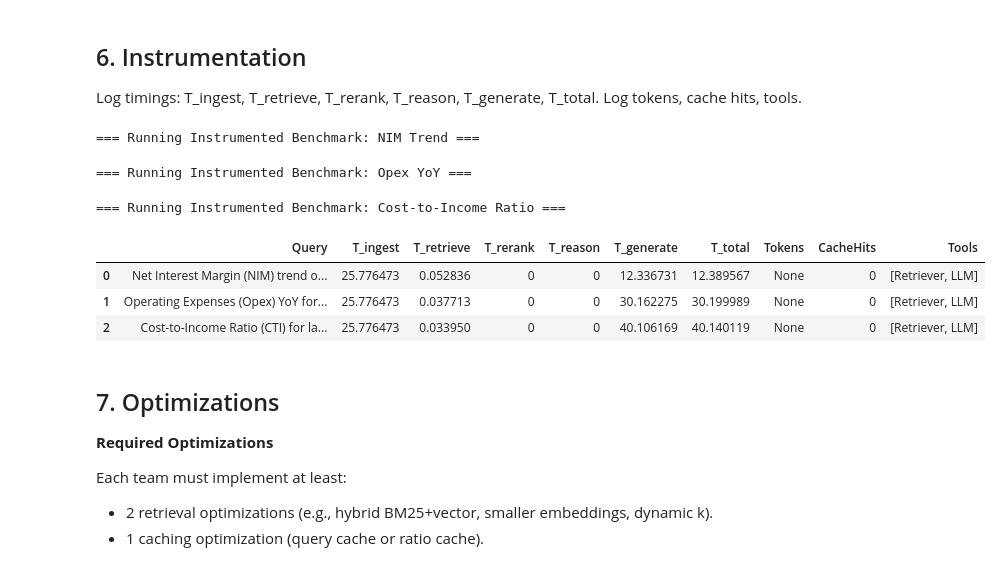
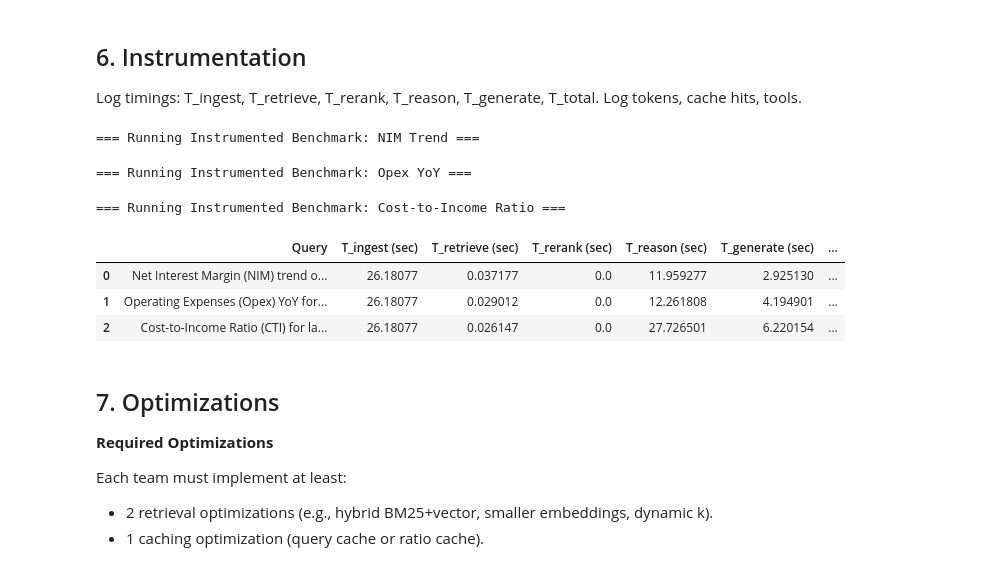
Before and after one commit to MuhammedIrshath49/ICT3113_G10, a Jupyter notebook: Agent_CFO_Project_Template.ipynb, the cells around one changed output. Drawn from its saved outputs; the diff is of its cells as text; code cells hidden in the pictures.

Commit message:
update add metrics timing

```diff
--- a/Agent_CFO_Project_Template.ipynb
+++ b/Agent_CFO_Project_Template.ipynb
@@ -302,27 +302,25 @@ class CFORAGPipeline:
     # retrieve relevant documents using hybrid search
     def hybrid_retrieve(self, query: str, top_k: int = 5) -> List[Dict[str, Any]]:
         start_time = time.time()
-
         if not self.documents or self.index is None:
             return []
 
         try:
-            # Vector search
+            # --- Vector search ---
             query_embedding = self.model.encode([query], convert_to_numpy=True)
             vector_k = min(top_k * 2, len(self.documents))
             distances, indices = self.index.search(query_embedding.astype('float32'), vector_k)
 
-            # BM25 keyword search
+            # --- BM25 keyword search ---
             bm25_scores = self.bm25.get_scores(query.lower().split())
 
-            # merge and rerank
+            # --- Rerank step ---
+            start_rerank = time.time()
             combined_results = []
             for i, idx in enumerate(indices[0]):
                 if idx < len(self.documents):
-                    # normalise scores and combine
-                    vector_score = 1 / (1 + distances[0][i])  # convert distance to similarity
+                    vector_score = 1 / (1 + distances[0][i])
                     bm25_score = bm25_scores[idx] if idx < len(bm25_scores) else 0
-
                     combined_score = vector_score + bm25_score
 
                     result = {
@@ -335,16 +333,22 @@ class CFORAGPipeline:
                     }
                     combined_results.append(result)
 
-            # sort by combined score and take top k
+            # sort and keep top_k
             combined_results.sort(key=lambda x: x['combined_score'], reverse=True)
             final_results = combined_results[:top_k]
 
+            # save rerank timing
+            self.metrics['T_rerank'] = time.time() - start_rerank
+
+            # save retrieve timing
             self.metrics['T_retrieve'] = time.time() - start_time
+
             return final_results
 
         except Exception as e:
             logger.error(f"Error during retrieval: {e}")
             return []
+
 
     def _save_data(self):
         # Save FAISS index
@@ -609,23 +610,20 @@ import time
 # Create logs DataFrame
 logs = pd.DataFrame(columns=[
     'Query',
-    'T_ingest', 'T_retrieve', 'T_rerank', 'T_reason',
-    'T_generate', 'T_total',
+    'T_ingest (sec)', 'T_retrieve (sec)', 'T_rerank (sec)', 'T_reason (sec)',
+    'T_generate (sec)', 'T_total (sec)',
     'Tokens', 'CacheHits', 'Tools'
 ])
 
 def instrumented_pipeline(query: str, top_k: int = 5):
-    """
-    Runs pipeline with instrumentation (timing + usage logging).
-    """
     global logs
     timings = {}
     start_total = time.time()
 
     # --- Retrieval ---
-    start_retrieve = time.time()
     retrieved_docs = cfo_rag.hybrid_retrieve(query, top_k=top_k)
-    timings['T_retrieve'] = time.time() - start_retrieve
+    timings['T_retrieve'] = cfo_rag.metrics.get('T_retrieve', 0)
+    timings['T_rerank'] = cfo_rag.metrics.get('T_rerank', 0)
 
     if not retrieved_docs:
         return {"error": "No documents retrieved."}
@@ -633,72 +631,86 @@ def instrumented_pipeline(query: str, top_k: int = 5):
     # --- Build context ---
     context = "\n\n".join([f"{doc['citation']}: {doc['text']}" for doc in retrieved_docs])
 
-    # --- Generation ---
-    start_generate = time.time()
-    prompt = f"""
-    You are a financial analyst assistant.
-    Answer the query based only on the provided reports.
-    Always include citations (filename + page).
+    # --- Reasoning step (simulate "thinking") ---
+    start_reason = time.time()
+    reasoning_prompt = f"""
+    Summarize the key financial figures and trends in a structured way.
+    Do not generate the final answer yet.
 
     Query: {query}
-
     Reports:
     {context}
     """
-    response = llm_model.generate_content(prompt)
+    reasoning_output = llm_model.generate_content(reasoning_prompt)
+    timings['T_reason'] = time.time() - start_reason
+
+    # --- Generation step ---
+    start_generate = time.time()
+    final_prompt = f"""
+    You are a financial analyst assistant.
+    Based on the reasoning and reports, provide the final answer with citations.
+
+    Reasoning:
+    {reasoning_output.text}
+
+    Query: {query}
+    """
+    response = llm_model.generate_content(final_prompt)
     timings['T_generate'] = time.time() - start_generate
 
-    # --- Total time ---
+    # --- Total ---
     timings['T_total'] = time.time() - start_total
 
-    # --- Collect metrics ---
+    # --- Log row ---
     new_row = {
         'Query': query,
-        'T_ingest': cfo_rag.metrics.get('T_ingest', 0),
-        'T_retrieve': timings['T_retrieve'],
-        'T_rerank': cfo_rag.metrics.get('T_rerank', 0),
-        'T_reason': 0,   # placeholder
-        'T_generate': timings['T_generate'],
-        'T_total': timings['T_total'],
-        'Tokens': None,      # Gemini doesn’t return token counts yet
-        'CacheHits': 0,      # extend later if caching is added
-        'Tools': ['Retriever', 'LLM']
+        'T_ingest (sec)': cfo_rag.metrics.get('T_ingest', 0),
+        'T_retrieve (sec)': timings['T_retrieve'],
+        'T_rerank (sec)': timings['T_rerank'],
+        'T_reason (sec)': timings['T_reason'],
+        'T_generate (sec)': timings['T_generate'],
+        'T_total (sec)': timings['T_total'],
+        'Tokens': None,
+        'CacheHits': 0,
+        'Tools': ['Retriever', 'Reranker', 'LLM']
     }
     logs = pd.concat([logs, pd.DataFrame([new_row])], ignore_index=True)
 
     return {
         "query": query,
         "citations": [doc["citation"] for doc in retrieved_docs],
+        "reasoning": reasoning_output.text.strip(),
         "answer": response.text.strip()
     }
+
 
 def run_benchmark_instrumented(queries, top_k=5):
     results = []
     for q in queries:
         print(f"\n=== Running Instrumented Benchmark: {q['name']} ===")
         output = instrumented_pipeline(q["query"], top_k=top_k)
         results.append({
             "name": q["name"],
             "query": q["query"],
             "expected": q["expected"],
             "citations": output.get("citations", []),
             "answer": output.get("answer", "Error: no answer")
         })
     return results
 
 # 🔹 Run instrumented benchmarks
 benchmark_results_instrumented = run_benchmark_instrumented(benchmark_queries, top_k=5)
 
 # Show instrumentation logs (should have 3 rows now)
 logs
 # %% [output]
 === Running Instrumented Benchmark: NIM Trend ===
 === Running Instrumented Benchmark: Opex YoY ===
 === Running Instrumented Benchmark: Cost-to-Income Ratio ===
-|  | Query | T_ingest | T_retrieve | T_rerank | T_reason | T_generate | T_total | Tokens | CacheHits | Tools |
-| 0 | Net Interest Margin (NIM) trend o... | 25.776473 | 0.052836 | 0 | 0 | 12.336731 | 12.389567 | None | 0 | [Retriever, LLM] |
-| 1 | Operating Expenses (Opex) YoY for... | 25.776473 | 0.037713 | 0 | 0 | 30.162275 | 30.199989 | None | 0 | [Retriever, LLM] |
-| 2 | Cost-to-Income Ratio (CTI) for la... | 25.776473 | 0.033950 | 0 | 0 | 40.106169 | 40.140119 | None | 0 | [Retriever, LLM] |
+|  | Query | T_ingest (sec) | T_retrieve (sec) | T_rerank (sec) | T_reason (sec) | T_generate (sec) | ... |
+| 0 | Net Interest Margin (NIM) trend o... | 26.18077 | 0.037177 | 0.0 | 11.959277 | 2.925130 | ... |
+| 1 | Operating Expenses (Opex) YoY for... | 26.18077 | 0.029012 | 0.0 | 12.261808 | 4.194901 | ... |
+| 2 | Cost-to-Income Ratio (CTI) for la... | 26.18077 | 0.026147 | 0.0 | 27.726501 | 6.220154 | ... |
 # %% [markdown]
 ## 7. Optimizations
 
```
Also changed, not shown: parts of 3 cells of this notebook.
